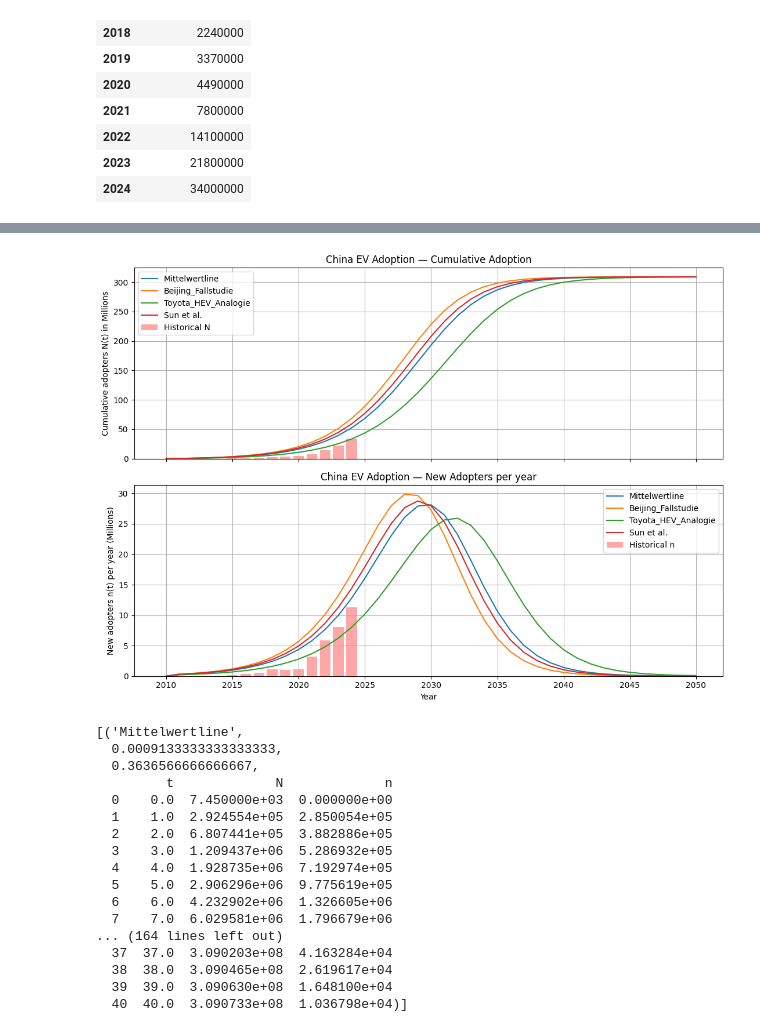
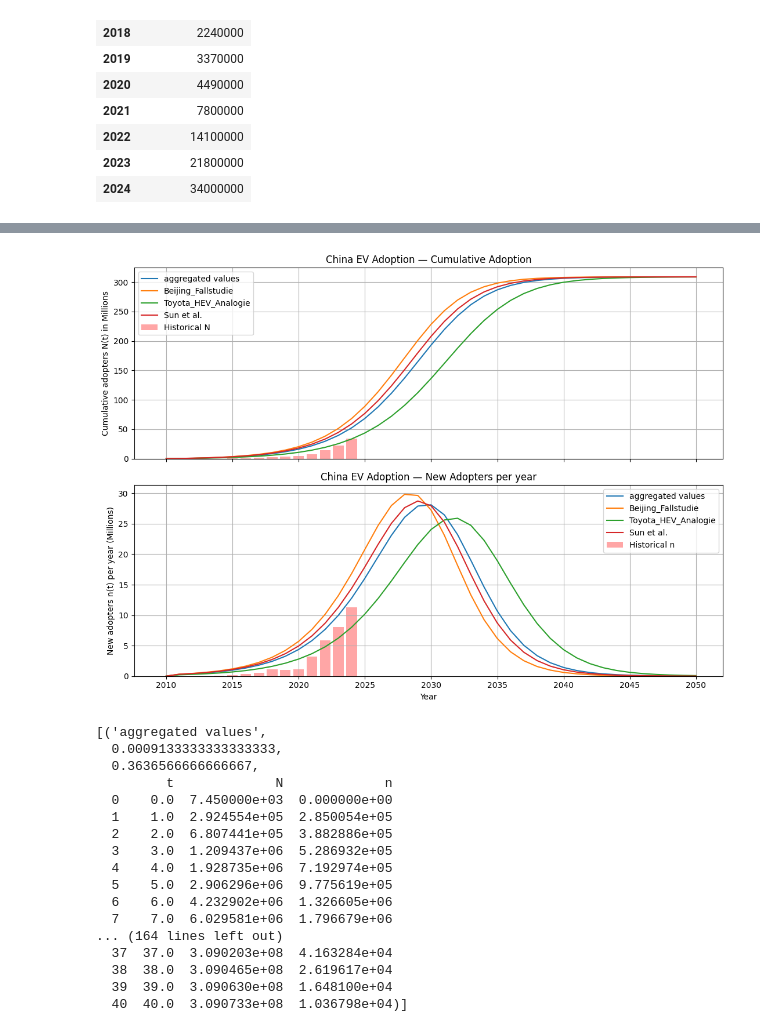
Before and after one commit to morteezzaa/energy-economics-ws25-26-ev-china, a Jupyter notebook: ev-china-model.ipynb, the cells around one changed output, grey strips where cells are left out. Cells and saved outputs as stored; diff of their text form; code cells hidden in the pictures.

Commit message:
updating the name to aggregated values

```diff
--- a/ev-china-model.ipynb
+++ b/ev-china-model.ipynb
@@ -145,35 +145,35 @@ def bass_sensitivity(
 # %%
 #m = 330_000_000 # Markt Potential of Cars in China
 m = 34_000_000 / 0.11 # from Our World in Data for 2024
 
 p_avg = (0.001045 + 0.000695 + 0.001)/3
 q_avg = (0.38637 + 0.33460 + 0.37)/3
 
 scenarios = [
     #{"p": 0.010, "q": 0.35,         "label": "Baseline"},
-    {"p": p_avg, "q": q_avg,         "label": "Mittelwertline"},
+    {"p": p_avg, "q": q_avg,         "label": "aggregated values"},
     {"p": 0.001045, "q": 0.38637,   "label": "Beijing_Fallstudie"},
     {"p": 0.000695, "q": 0.33460,   "label": "Toyota_HEV_Analogie"},
     #{"p": 0.00015, "q": 0.60,       "label": "UC_Davis_High_q"},
     {"p": 0.001, "q": 0.37,         "label": "Sun et al."},
 ]
 
 
 
 
 bass_sensitivity(
     m=m,
     scenarios=scenarios,
     T=40,
     dt=1.0,
     N0=7_450,
     start_year=2010,
     title="China EV Adoption",
     historisch=True
 )
 # %% [output]
-[figure, old version]
+[figure, new version]
-[('Mittelwertline',
+[('aggregated values',
   0.0009133333333333333,
   0.3636566666666667,
          t             N             n
```
Also changed, not shown: parts of 1 cell of this notebook, 2 other files.
